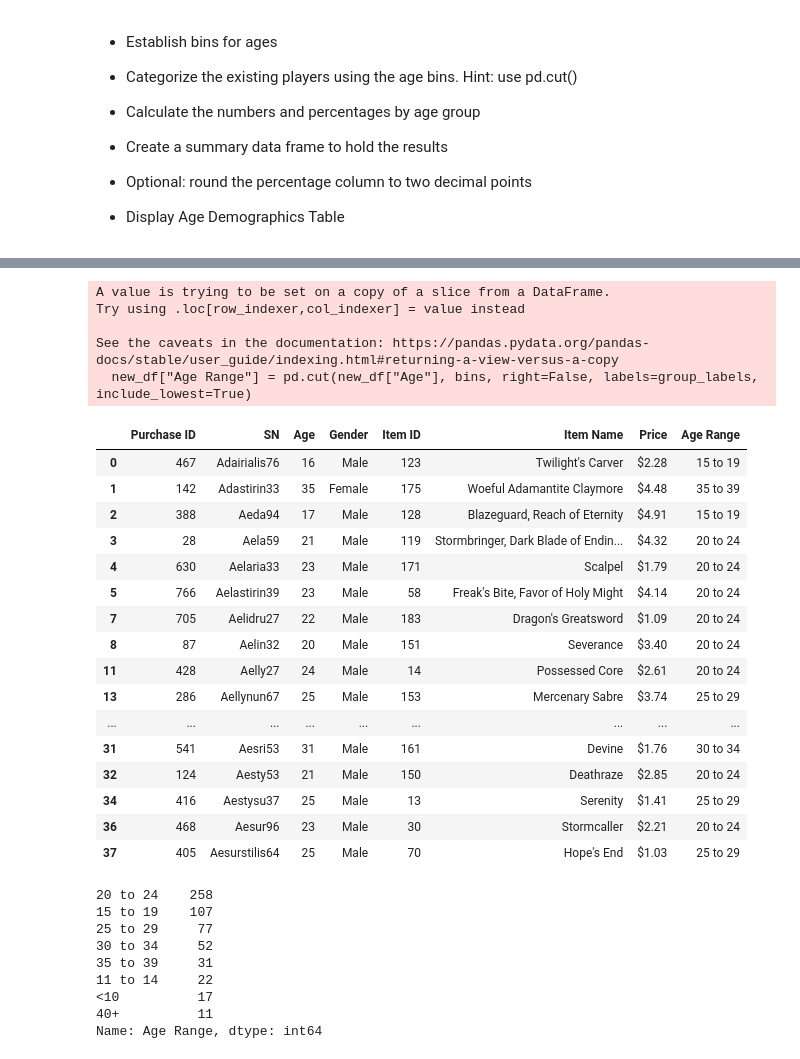
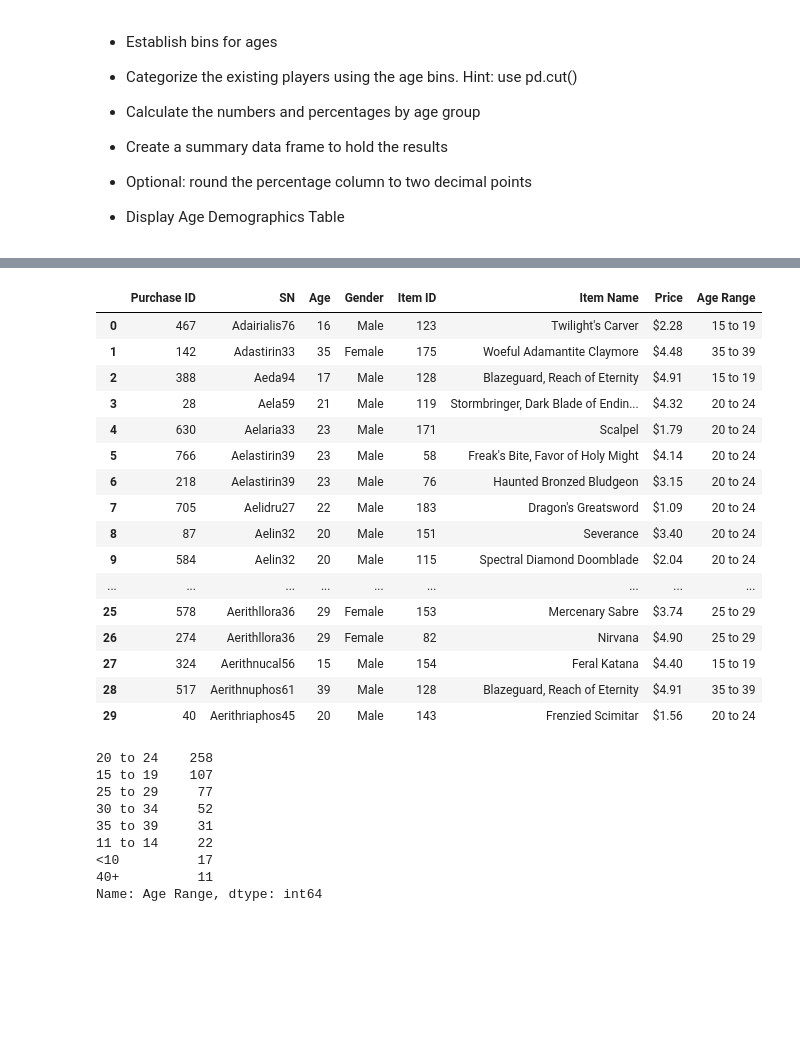
Before and after one commit to MComitor/Pandas_Challenge, a Jupyter notebook: HeroesOfPymoli.ipynb, the cells around one changed output, grey strips where cells are left out. Cells and saved outputs as stored; diff of their text form; code cells hidden in the pictures; blank space fills up the shorter version.

```diff
--- a/HeroesOfPymoli.ipynb
+++ b/HeroesOfPymoli.ipynb
@@ -300,31 +299,26 @@ bins = [7, 10, 15, 20, 25, 30, 35, 40, 45]
 group_labels = ["<10", "11 to 14", "15 to 19", "20 to 24", "25 to 29", "30 to 34", "35 to 39", "40+"]
 # %%
 # Categorize the existing players by adding a new column to the data frame
-new_df["Age Range"] = pd.cut(new_df["Age"], bins, right=False, labels=group_labels, include_lowest=True)
-new_df.head(30)
+myfile_df["Age Range"] = pd.cut(myfile_df["Age"], bins, right=False, labels=group_labels, include_lowest=True)
+myfile_df.head(30)
 # %% [output]
-A value is trying to be set on a copy of a slice from a DataFrame.
-Try using .loc[row_indexer,col_indexer] = value instead
-
-See the caveats in the documentation: https://pandas.pydata.org/pandas-docs/stable/user_guide/indexing.html#returning-a-view-versus-a-copy
-  new_df["Age Range"] = pd.cut(new_df["Age"], bins, right=False, labels=group_labels, include_lowest=True)
 |  | Purchase ID | SN | Age | Gender | Item ID | Item Name | Price | Age Range |
 | 0 | 467 | Adairialis76 | 16 | Male | 123 | Twilight's Carver | $2.28 | 15 to 19 |
 | 1 | 142 | Adastirin33 | 35 | Female | 175 | Woeful Adamantite Claymore | $4.48 | 35 to 39 |
 | 2 | 388 | Aeda94 | 17 | Male | 128 | Blazeguard, Reach of Eternity | $4.91 | 15 to 19 |
 | 3 | 28 | Aela59 | 21 | Male | 119 | Stormbringer, Dark Blade of Endin... | $4.32 | 20 to 24 |
 | 4 | 630 | Aelaria33 | 23 | Male | 171 | Scalpel | $1.79 | 20 to 24 |
 | 5 | 766 | Aelastirin39 | 23 | Male | 58 | Freak's Bite, Favor of Holy Might | $4.14 | 20 to 24 |
+| 6 | 218 | Aelastirin39 | 23 | Male | 76 | Haunted Bronzed Bludgeon | $3.15 | 20 to 24 |
 | 7 | 705 | Aelidru27 | 22 | Male | 183 | Dragon's Greatsword | $1.09 | 20 to 24 |
 | 8 | 87 | Aelin32 | 20 | Male | 151 | Severance | $3.40 | 20 to 24 |
-| 11 | 428 | Aelly27 | 24 | Male | 14 | Possessed Core | $2.61 | 20 to 24 |
-| 13 | 286 | Aellynun67 | 25 | Male | 153 | Mercenary Sabre | $3.74 | 25 to 29 |
+| 9 | 584 | Aelin32 | 20 | Male | 115 | Spectral Diamond Doomblade | $2.04 | 20 to 24 |
 | ... | ... | ... | ... | ... | ... | ... | ... | ... |
-| 31 | 541 | Aesri53 | 31 | Male | 161 | Devine | $1.76 | 30 to 34 |
-| 32 | 124 | Aesty53 | 21 | Male | 150 | Deathraze | $2.85 | 20 to 24 |
-| 34 | 416 | Aestysu37 | 25 | Male | 13 | Serenity | $1.41 | 25 to 29 |
-| 36 | 468 | Aesur96 | 23 | Male | 30 | Stormcaller | $2.21 | 20 to 24 |
-| 37 | 405 | Aesurstilis64 | 25 | Male | 70 | Hope's End | $1.03 | 25 to 29 |
+| 25 | 578 | Aerithllora36 | 29 | Female | 153 | Mercenary Sabre | $3.74 | 25 to 29 |
+| 26 | 274 | Aerithllora36 | 29 | Female | 82 | Nirvana | $4.90 | 25 to 29 |
+| 27 | 324 | Aerithnucal56 | 15 | Male | 154 | Feral Katana | $4.40 | 15 to 19 |
+| 28 | 517 | Aerithnuphos61 | 39 | Male | 128 | Blazeguard, Reach of Eternity | $4.91 | 35 to 39 |
+| 29 | 40 | Aerithriaphos45 | 20 | Male | 143 | Frenzied Scimitar | $1.56 | 20 to 24 |
 # %%
 # Calculate the numbers and percentages for each age group
 bin_counts = new_df["Age Range"].value_counts()
```
Also changed, not shown: parts of 14 cells of this notebook.
